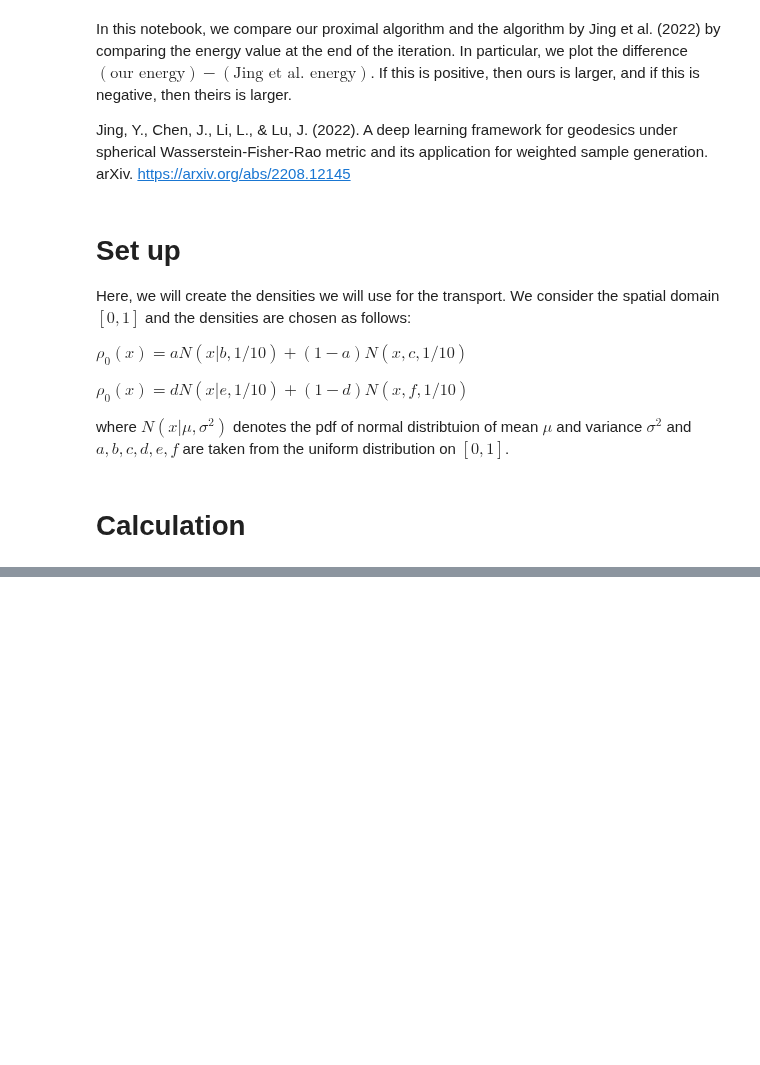
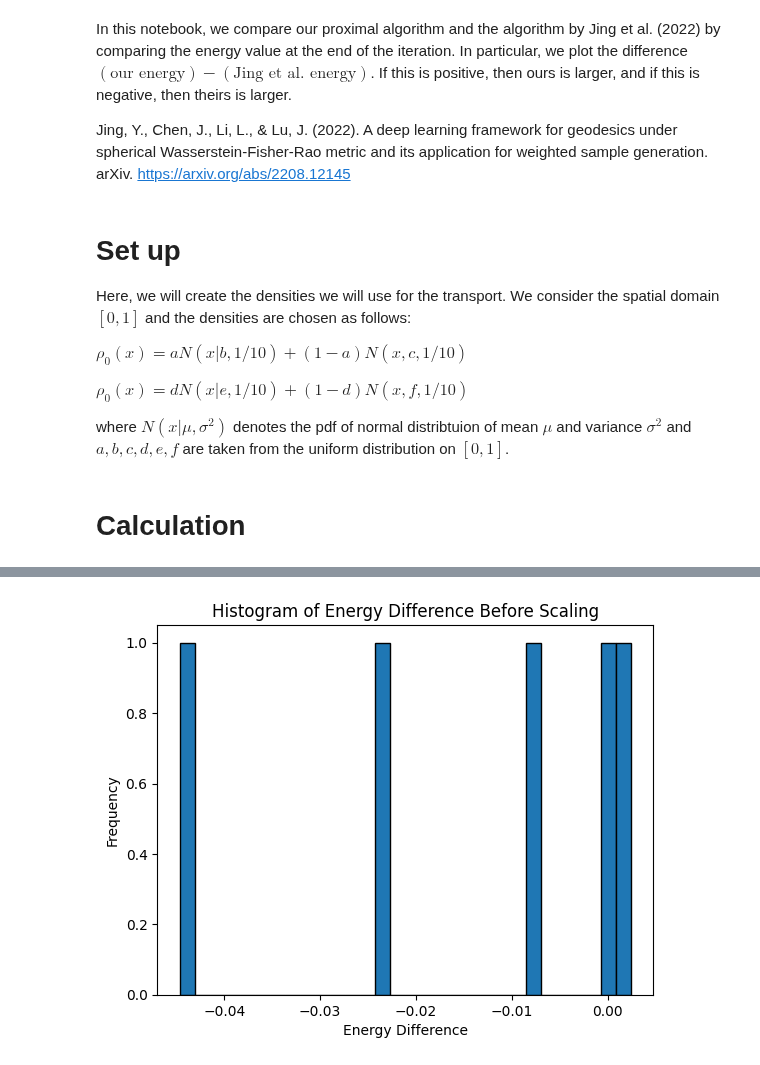
Before and after one commit to mao1756/acuot, a Jupyter notebook: exploratory/proximal/unconstrained/[WIP]ours_vs_jing_energy_variance.ipynb, the cells around one changed output, grey strips where cells are left out. Saved outputs shown, nothing was run; the diff lists cells and outputs as text; code cells hidden in the pictures; blank space fills up the shorter version.

```diff
--- a/exploratory/proximal/unconstrained/[WIP]ours_vs_jing_energy_variance.ipynb
+++ b/exploratory/proximal/unconstrained/[WIP]ours_vs_jing_energy_variance.ipynb
@@ -149,0 +348,98 @@ Number of NaNs: 0
+# %%
+# Parameters for our algorithm
+delta = 1.0
+# We use the default alpha and gamma for the DR algortihm
+
+# Parameters for Jing et al. (2022)
+alpha = 1.0  # Originally 5
+mu = 0.007 # Originally 0.007
+tao = 0.007 # Originally 0.007
+N_itr = 10000  # Originally 1000000
+
+T = [0, 1]
+dx = (X[1] - X[0]) / Nx
+dt = 1 / Nt
+t_space = np.linspace(T[0], T[1], Nt)
+
+# starting MATLAB engine
+output_buffer = io.StringIO()
+print('✨ Starting MATLAB Engine... 🛠️')
+eng = matlab.engine.start_matlab()
+eng.cd(r'..\..\..')
+eng.cd(r'.\proximal\code_from_jing_et_al_2022', nargout=0)
+
+energy_diffx = []
+energy_diffy = []
+
+nan_count = 0
+for _ in range(5):
+    mu_0, mu_1 = generate_distribution_new(Nx, X, 1/s)
+    rho_0, rho_1 = (1.0/s) * mu_0, (1.0/s) * mu_1
+    # our algorithm
+    llx = (1.0, X[1]-X[0])
+    lly = (1.0, Y[1]-Y[0])
+    x_ours, xlists = computeGeodesic(mu_0, mu_1, Nt, ll, p= 2.0, q=2.0, delta=delta, niter=N_itr)
+    y_ours, ylists = computeGeodesic(rho_0, rho_1, Nt, lly, p= 2.0, q=2.0, delta=s*delta, niter=N_itr)
+
+    # Jing et al. (2022)
+    eng.workspace['Nx'] = float(Nx)
+    eng.workspace['Nt'] = float(Nt)
+    eng.workspace['alpha'] = float(alpha)
+    eng.workspace['mu'] = mu
+    eng.workspace['tao'] = tao
+    eng.workspace['N_itr'] = N_itr
+    eng.workspace['X'] = X
+    eng.workspace['T'] = T
+    eng.workspace['dx'] = dx
+    eng.workspace['dt'] = dt
+    eng.workspace['x_space'] = matlab.double(x_space.tolist())
+    eng.workspace['t_space'] = matlab.double(t_space.tolist())
+    eng.workspace['rho_0'] = matlab.double(mu_0.tolist())
+    eng.workspace['rho_1'] = matlab.double(mu_1.tolist())
+    eng.WFR_main(nargout=0, stdout=output_buffer)
+    Dx = eng.workspace['D']
+    if Dx == Dx:
+        energy_diffx.append(x_ours.V.energy(delta=1.0, p=2.0, q=2.0) - Dx*dx*dt)
+    else:
+        print('Jing et al. (2022) failed to converge.')
+        nan_count += 1
+
+    eng.workspace['alpha'] = s**2 * float(alpha)
+    eng.workspace['X'] = Y
+    eng.workspace['dx'] = s * dx
+    eng.workspace['x_space'] = matlab.double(y_space.tolist())
+    eng.workspace['rho_0'] = matlab.double(rho_0.tolist())
+    eng.workspace['rho_1'] = matlab.double(rho_1.tolist())
+    eng.WFR_main(nargout=0, stdout=output_buffer)
+    Dy = eng.workspace['D']
+    if Dy == Dy:
+        energy_diffy.append(y_ours.V.energy(delta=s*1.0, p=2.0, q=2.0) - Dy*s*dx*dt)
+    else:
+        print('Jing et al. (2022) failed to converge.')
+
+# Calculate mean and variance
+mean_energy_diffx = np.mean(energy_diffx)
+variance_energy_diffx = np.var(energy_diffx)
+mean_energy_diffy = np.mean(energy_diffy)
+variance_energy_diffy = np.var(energy_diffy)
+
+# Print mean and variance
+print(f"Mean of energy difference before scaling: {mean_energy_diffx}")
+print(f"Variance of energy difference before scaling: {variance_energy_diffx}")
+print(f"Number of NaNs: {nan_count}")
+print(f"Mean of energy difference after scaling: {mean_energy_diffy}")
+print(f"Variance of energy difference after scaling: {variance_energy_diffy}")
+
+# Plot histogram
+plt.hist(energy_diffx, bins=30, edgecolor='black')
+plt.title('Histogram of Energy Difference Before Scaling')
+plt.xlabel('Energy Difference')
+plt.ylabel('Frequency')
+plt.show()
+
+plt.hist(energy_diffy, bins=30, edgecolor='black')
+plt.title('Histogram of Energy Difference After Scaling')
+plt.xlabel('Energy Difference')
+plt.ylabel('Frequency')
+plt.show()
+# %% [output]
@@ -149,0 +463 @@ Number of NaNs: 0
+[figure, added]
```
Also changed, not shown: parts of 17 cells of this notebook.
